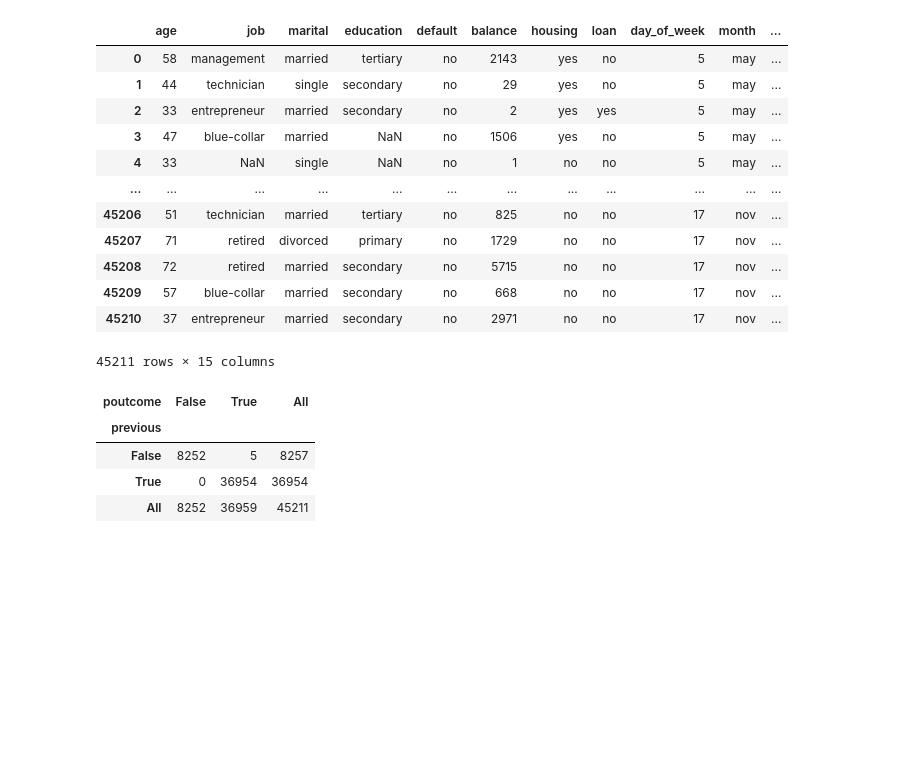
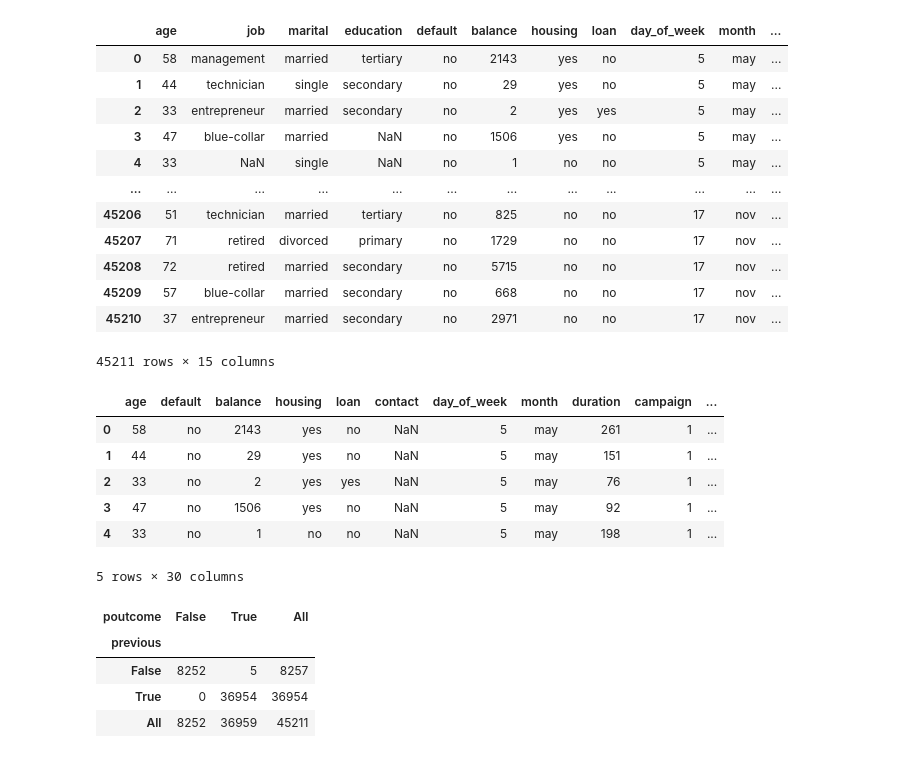
Before and after one commit to guansong8/BA305-Straight-A-Students, a Jupyter notebook: BA305.ipynb, the cells around one changed output. Cells and saved outputs as stored; diff of their text form; code cells hidden in the pictures; blank space fills up the shorter version.

```diff
--- a/BA305.ipynb
+++ b/BA305.ipynb
@@ -98,6 +99,36 @@ clean_bankdf
 | 45209 | 57 | blue-collar | married | secondary | no | 668 | no | no | 17 | nov | ... |
 | 45210 | 37 | entrepreneur | married | secondary | no | 2971 | no | no | 17 | nov | ... |
 45211 rows × 15 columns
+# %%
+
+
+#handle missing value and replace job, marital, education into dummy
+
+dummy_cols = ['job', 'marital', 'education']
+
+# Create a copy of the original DataFrame
+bank_df_clean = bank_df.copy()
+
+# Replace missing values with 'unknown'
+bank_df_clean[dummy_cols] = bank_df_clean[dummy_cols].fillna('unknown')
+
+# Convert categorical variables into dummies
+bank_df_clean = pd.get_dummies(
+    bank_df_clean,
+    columns=dummy_cols,
+    drop_first=True,
+    dtype=int
+)
+
+bank_df_clean.head()
+# %% [output]
+|  | age | default | balance | housing | loan | contact | day_of_week | month | duration | campaign | ... |
+| 0 | 58 | no | 2143 | yes | no | NaN | 5 | may | 261 | 1 | ... |
+| 1 | 44 | no | 29 | yes | no | NaN | 5 | may | 151 | 1 | ... |
+| 2 | 33 | no | 2 | yes | yes | NaN | 5 | may | 76 | 1 | ... |
+| 3 | 47 | no | 1506 | yes | no | NaN | 5 | may | 92 | 1 | ... |
+| 4 | 33 | no | 1 | no | no | NaN | 5 | may | 198 | 1 | ... |
+5 rows × 30 columns
 # %%
 pd.crosstab(
     bank_df['previous'] == 0,
```
Also changed, not shown: parts of 1 cell of this notebook.
